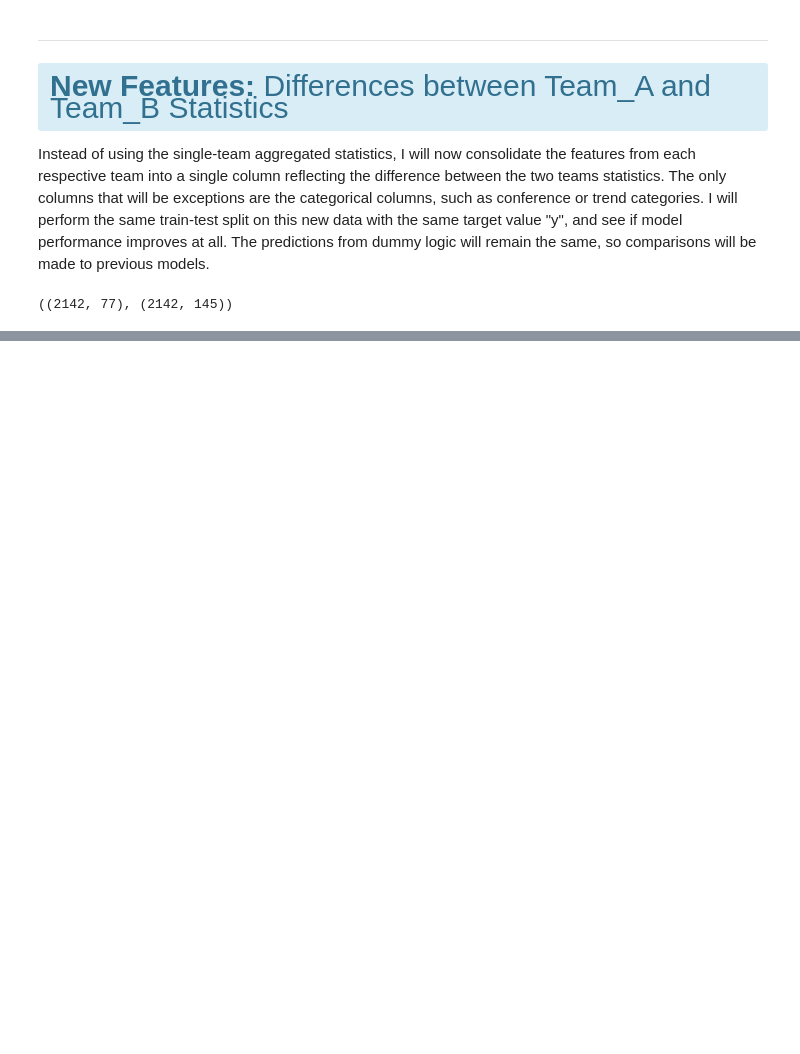
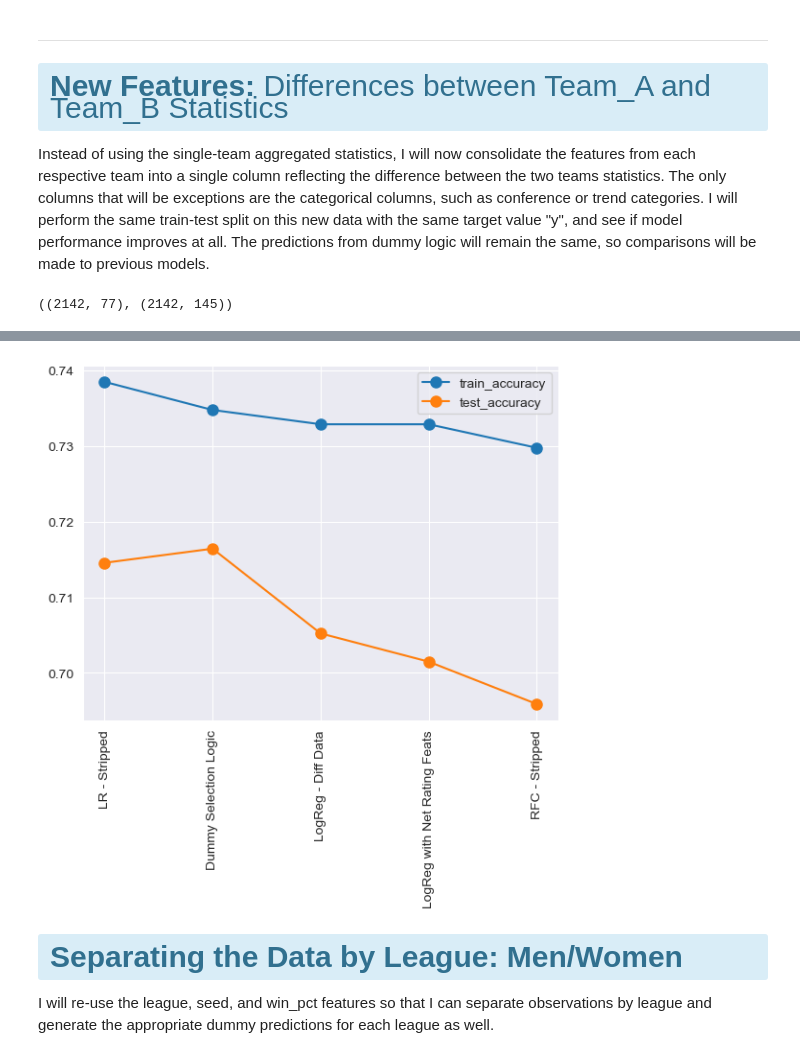
Before and after one commit to dvdhartsman/March_Machine_Learning_Mania_2024, a Jupyter notebook: Model_Development.ipynb, the cells around one changed output, grey strips where cells are left out. Saved outputs shown, nothing was run; the diff lists cells and outputs as text; code cells hidden in the pictures; blank space fills up the shorter version.

```diff
--- a/Model_Development.ipynb
+++ b/Model_Development.ipynb
@@ -951,0 +1554,13 @@ NameError: name 'compare_curves' is not defined
+# %%
+# Looking at the train_accuracy, and assessing model performance
+Model.model_df.sort_values("train_accuracy", ascending=False)[:5][["train_accuracy", "test_accuracy"]]\
+.reset_index(drop=True).plot(kind="line", marker="o", markersize=8)
+plt.xticks(range(0, 5), Model.model_df.sort_values("train_accuracy", ascending=False)[:5]["name"], rotation=90)
+plt.grid(True)
+# %% [output]
+[figure, added]
+# %% [markdown]
+<div class= "alert alert-block alert-info" style="font-size: 2em">
+    <b>Separating the Data by League: Men/Women </b>
+</div>
+I will re-use the league, seed, and win_pct features so that I can separate observations by league and generate the appropriate dummy predictions for each league as well.
```
Also changed, not shown: parts of 208 cells of this notebook, 4 other files.
